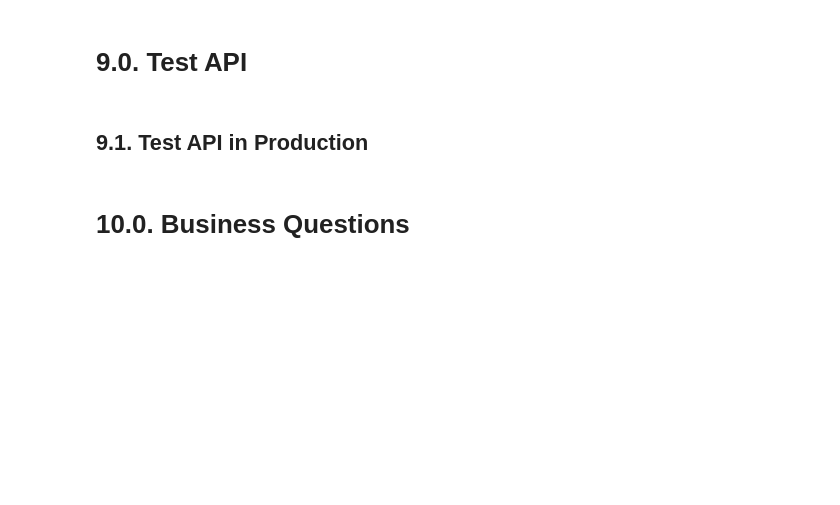
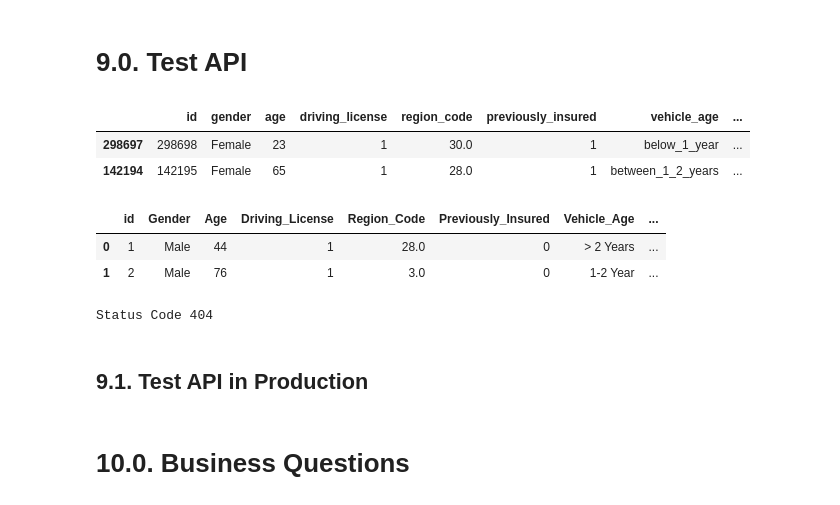
Before and after one commit to marcosvliras/health_insurance_cross_sell, a Jupyter notebook: notebooks/HICross_sell.ipynb, the cells around one changed output. Cells and saved outputs as stored; diff of their text form; code cells hidden in the pictures; blank space fills up the shorter version.

```diff
--- a/notebooks/HICross_sell.ipynb
+++ b/notebooks/HICross_sell.ipynb
@@ -990,8 +987,22 @@ data
+# %%
+df_test.head(2)
+# %% [output]
+|  | id | gender | age | driving_license | region_code | previously_insured | vehicle_age | ... |
+| 298697 | 298698 | Female | 23 | 1 | 30.0 | 1 | below_1_year | ... |
+| 142194 | 142195 | Female | 65 | 1 | 28.0 | 1 | between_1_2_years | ... |
+# %%
+df_raw.head(2)
+# %% [output]
+|  | id | Gender | Age | Driving_License | Region_Code | Previously_Insured | Vehicle_Age | ... |
+| 0 | 1 | Male | 44 | 1 | 28.0 | 0 | > 2 Years | ... |
+| 1 | 2 | Male | 76 | 1 | 3.0 | 0 | 1-2 Year | ... |
 # %%
-url = f"http://0.0.0.0:8001/predict?test_json={data}"
+url = f"http://0.0.0.0:8000/predict/one?test_json={data}"
 
 r = requests.post(url)
 print('Status Code {}'.format(r.status_code))
+# %% [output]
+Status Code 404
 # %%
 pd.read_json(r.json(), orient='records', dtype=False)
 # %% [markdown]
```
Also changed, not shown: parts of 15 cells of this notebook, 31 other files.
